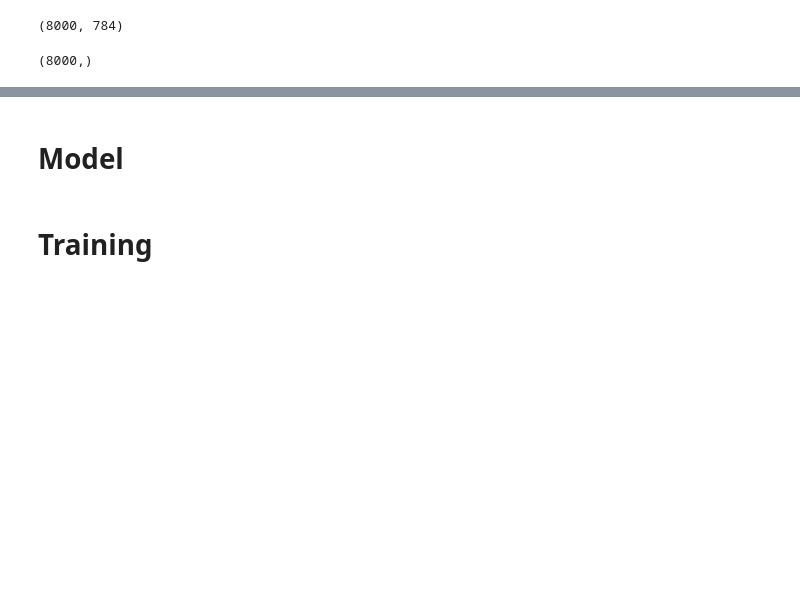
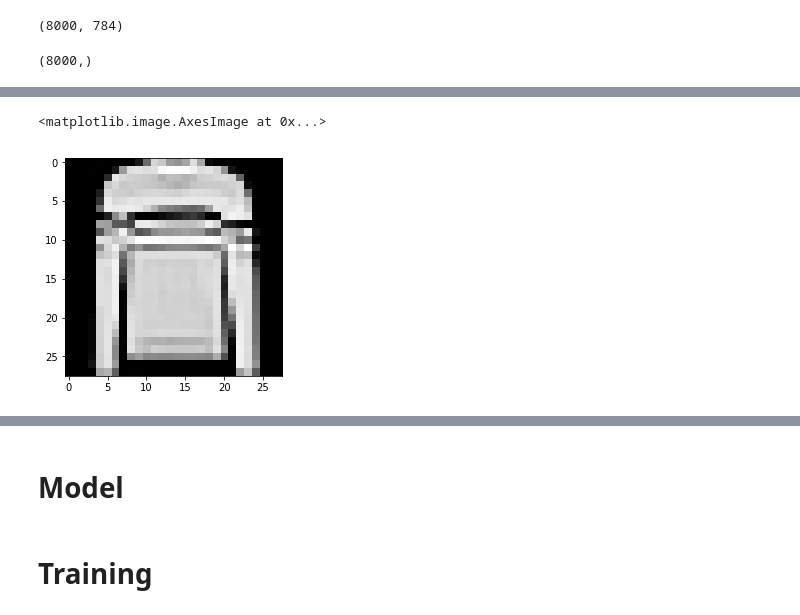
Before and after one commit to kHarshit/midas-internship-task, a Jupyter notebook: CV_problem/cv_problem.ipynb, the cells around one changed output, grey strips where cells are left out. Cells and saved outputs as stored; diff of their text form; code cells hidden in the pictures; blank space fills up the shorter version.

```diff
--- a/CV_problem/cv_problem.ipynb
+++ b/CV_problem/cv_problem.ipynb
@@ -37,0 +104,5 @@ labels.shape
+# %%
+plt.imshow(images[2000].reshape(28, 28), cmap='Greys_r')
+# %% [output]
+<matplotlib.image.AxesImage at 0x...>
+[figure, added]
```
Also changed, not shown: parts of 31 cells of this notebook.
